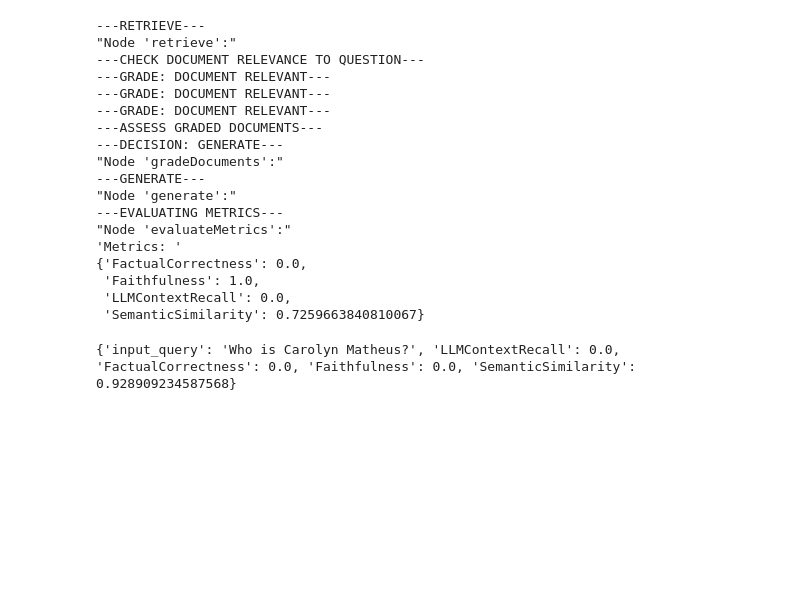
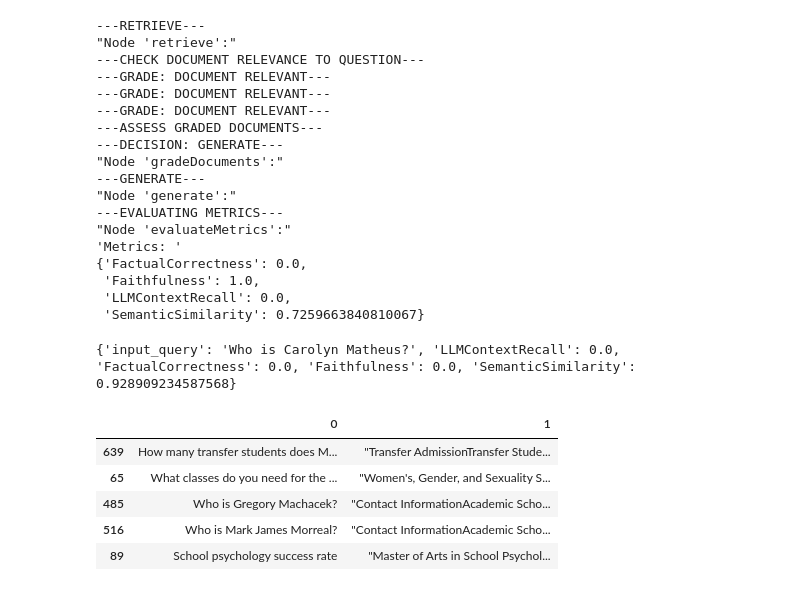
Before and after one commit to cfsarmiento/LLM_Reasoning-Research, a Jupyter notebook: Code/CRAG_Implementation-ML_Independent_Study.ipynb, the cells around one changed output. Cells and saved outputs as stored; diff of their text form; code cells hidden in the pictures; blank space fills up the shorter version.

Commit message:
sampling for each process implemented
spent a lot of time debugging the selfrag process due to its complexity. can now focus on running tests

```diff
--- a/Code/CRAG_Implementation-ML_Independent_Study.ipynb
+++ b/Code/CRAG_Implementation-ML_Independent_Study.ipynb
@@ -649,3 +657,14 @@ for result in evalResults:
     print(result)
 # %% [output]
 {'input_query': 'Who is Carolyn Matheus?', 'LLMContextRecall': 0.0, 'FactualCorrectness': 0.0, 'Faithfulness': 0.0, 'SemanticSimilarity': 0.928909234587568}
+# %%
+# Sample 222 records from our dataset
+maristTestSample = maristQA.sample(10, replace=False)
+maristTestSample.head()
+# %% [output]
+|  | 0 | 1 |
+| 639 | How many transfer students does M... | "Transfer AdmissionTransfer Stude... |
+| 65 | What classes do you need for the ... | "Women's, Gender, and Sexuality S... |
+| 485 | Who is Gregory Machacek? | "Contact InformationAcademic Scho... |
+| 516 | Who is Mark James Morreal? | "Contact InformationAcademic Scho... |
+| 89 | School psychology success rate | "Master of Arts in School Psychol... |
```
Also changed, not shown: parts of 6 cells of this notebook, 2 other files.
